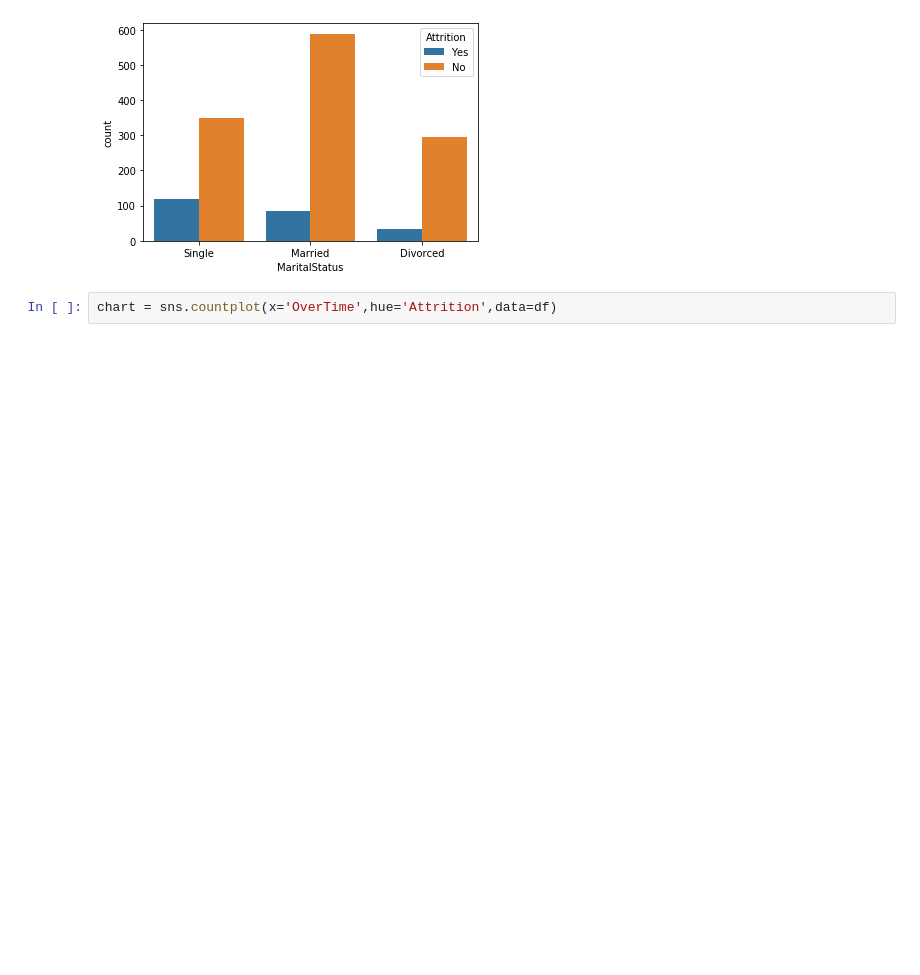
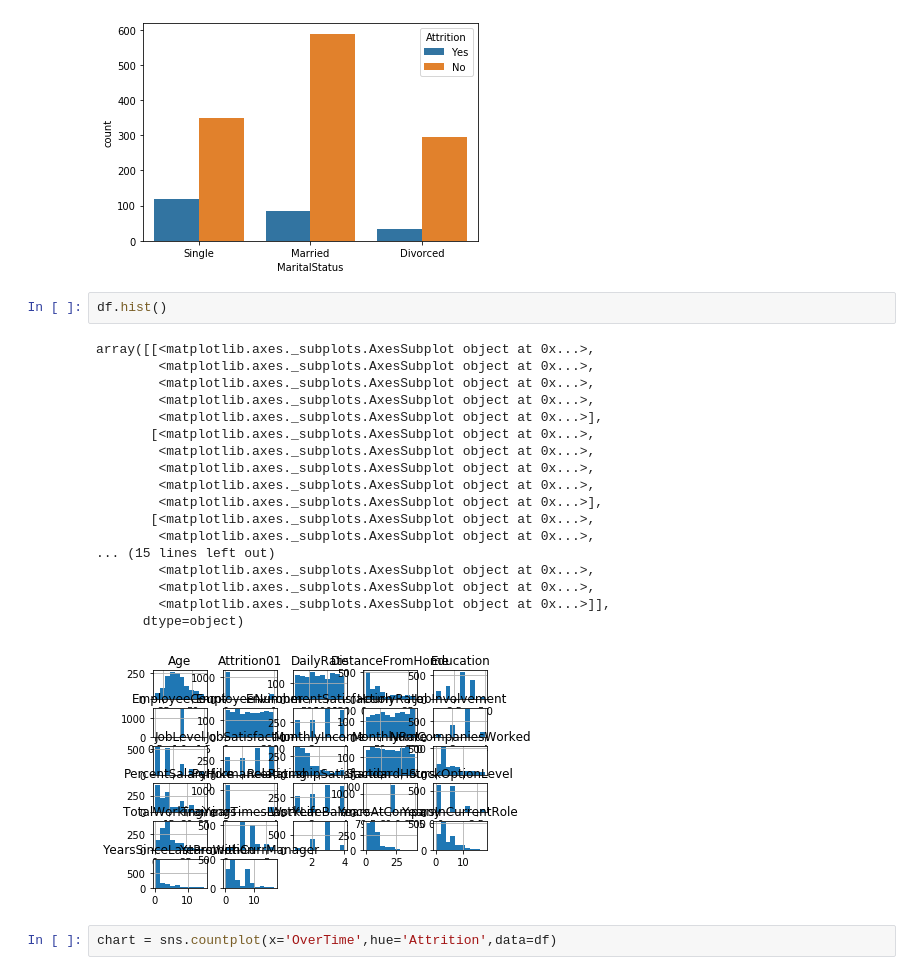
Before and after one commit to KimayaPotdar/HR-Attrition, a Jupyter notebook: HR Employee Attrition Prediction.ipynb, the cells around one changed output. Drawn from its saved outputs; the diff is of its cells as text; blank space fills up the shorter version.

```diff
--- a/HR Employee Attrition Prediction.ipynb
+++ b/HR Employee Attrition Prediction.ipynb
@@ -135,6 +135,27 @@ chart.set_xticklabels(chart.get_xticklabels(),rotation=70)
 chart = sns.countplot(x='MaritalStatus',hue='Attrition',data=df)
 # %% [output]
 [figure]
+# %%
+df.hist()
+# %% [output]
+array([[<matplotlib.axes._subplots.AxesSubplot object at 0x...>,
+        <matplotlib.axes._subplots.AxesSubplot object at 0x...>,
+        <matplotlib.axes._subplots.AxesSubplot object at 0x...>,
+        <matplotlib.axes._subplots.AxesSubplot object at 0x...>,
+        <matplotlib.axes._subplots.AxesSubplot object at 0x...>],
+       [<matplotlib.axes._subplots.AxesSubplot object at 0x...>,
+        <matplotlib.axes._subplots.AxesSubplot object at 0x...>,
+        <matplotlib.axes._subplots.AxesSubplot object at 0x...>,
+        <matplotlib.axes._subplots.AxesSubplot object at 0x...>,
+        <matplotlib.axes._subplots.AxesSubplot object at 0x...>],
+       [<matplotlib.axes._subplots.AxesSubplot object at 0x...>,
+        <matplotlib.axes._subplots.AxesSubplot object at 0x...>,
+... (15 lines left out)
+        <matplotlib.axes._subplots.AxesSubplot object at 0x...>,
+        <matplotlib.axes._subplots.AxesSubplot object at 0x...>,
+        <matplotlib.axes._subplots.AxesSubplot object at 0x...>]],
+      dtype=object)
+[figure, added]
 # %%
 chart = sns.countplot(x='OverTime',hue='Attrition',data=df)
 # %% [output]
```
Also changed, not shown: parts of 15 cells of this notebook.
